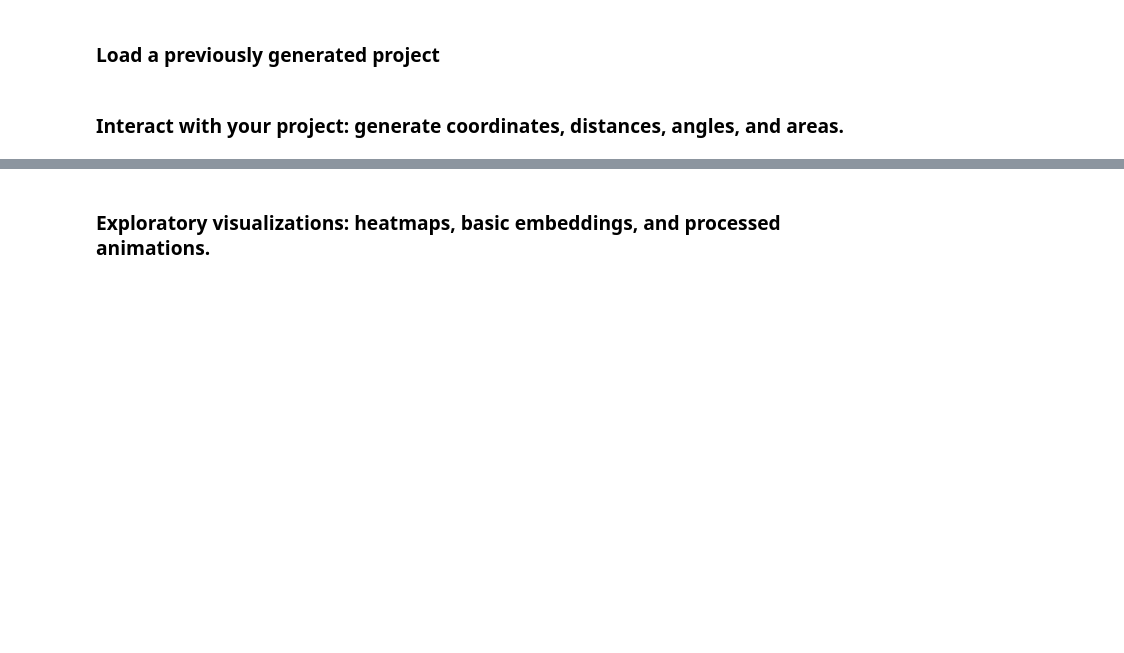
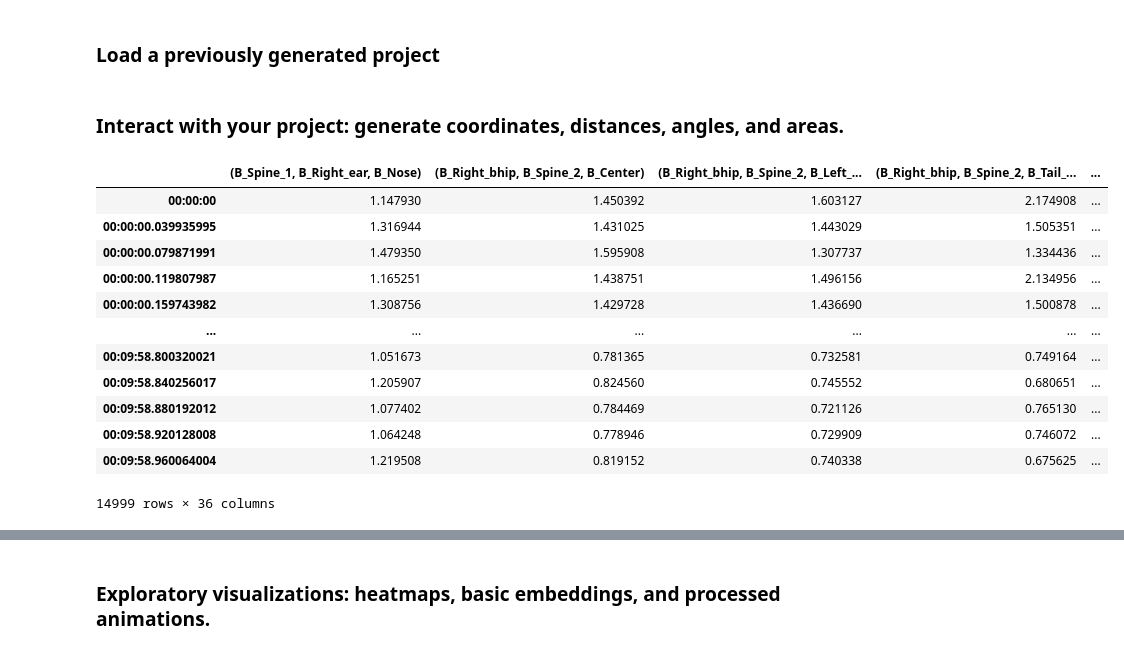
Before and after one commit to mlfpm/deepof, a Jupyter notebook: docs/source/tutorial_notebooks/deepof_preprocessing_tutorial.ipynb, the cells around one changed output, grey strips where cells are left out. Drawn from its saved outputs; the diff is of its cells as text; code cells hidden in the pictures; blank space fills up the shorter version.

```diff
--- a/docs/source/tutorial_notebooks/deepof_preprocessing_tutorial.ipynb
+++ b/docs/source/tutorial_notebooks/deepof_preprocessing_tutorial.ipynb
@@ -59,7 +75,7 @@ Done!
 ### Load a previously generated project
 # %%
 # Load a previously saved project
-# my_deepof_project = deepof.data.load_project("../../Desktop/deepOF_CSDS_tutorial_dataset/deepof_tutorial/")
+my_deepof_project = deepof.data.load_project("../../Desktop/deepOF_CSDS_tutorial_dataset/deepof_tutorial/")
 # %%
 import networkx as nx
 tt = my_deepof_project.get_graph_dataset(
@@ -70,5 +86,21 @@ my_deepof_project.deep_unsupervised_embedding(tt[0], nx.adjacency_matrix(tt[1]).
 ### Interact with your project: generate coordinates, distances, angles, and areas.
 # %%
 # Get and plot coordinates, distances, angles, and areas. Try and visualizing different centering and rotations
+# %%
+my_deepof_project.get_angles()['20191204_Day2_SI_JB08_Test_54']
+# %% [output]
+|  | (B_Spine_1, B_Right_ear, B_Nose) | (B_Right_bhip, B_Spine_2, B_Center) | (B_Right_bhip, B_Spine_2, B_Left_... | (B_Right_bhip, B_Spine_2, B_Tail_... | ... |
+| 00:00:00 | 1.147930 | 1.450392 | 1.603127 | 2.174908 | ... |
+| 00:00:00.039935995 | 1.316944 | 1.431025 | 1.443029 | 1.505351 | ... |
+| 00:00:00.079871991 | 1.479350 | 1.595908 | 1.307737 | 1.334436 | ... |
+| 00:00:00.119807987 | 1.165251 | 1.438751 | 1.496156 | 2.134956 | ... |
+| 00:00:00.159743982 | 1.308756 | 1.429728 | 1.436690 | 1.500878 | ... |
+| ... | ... | ... | ... | ... | ... |
+| 00:09:58.800320021 | 1.051673 | 0.781365 | 0.732581 | 0.749164 | ... |
+| 00:09:58.840256017 | 1.205907 | 0.824560 | 0.745552 | 0.680651 | ... |
+| 00:09:58.880192012 | 1.077402 | 0.784469 | 0.721126 | 0.765130 | ... |
+| 00:09:58.920128008 | 1.064248 | 0.778946 | 0.729909 | 0.746072 | ... |
+| 00:09:58.960064004 | 1.219508 | 0.819152 | 0.740338 | 0.675625 | ... |
+14999 rows × 36 columns
 # %%
 my_deepof_project.get_coords(polar=True)['20191204_Day2_SI_JB08_Test_54']
```
Also changed, not shown: parts of 6 cells of this notebook, 5 other files.
